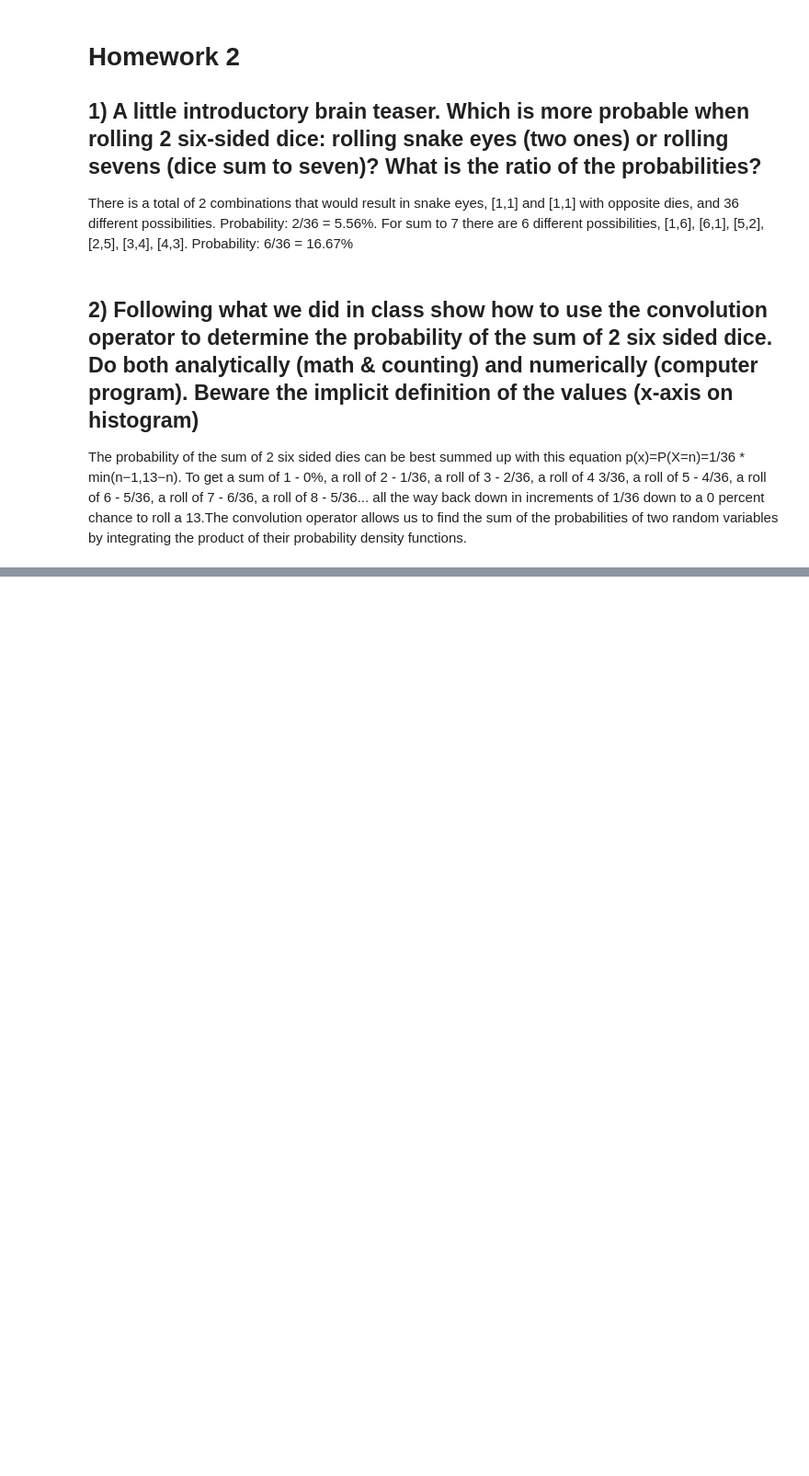
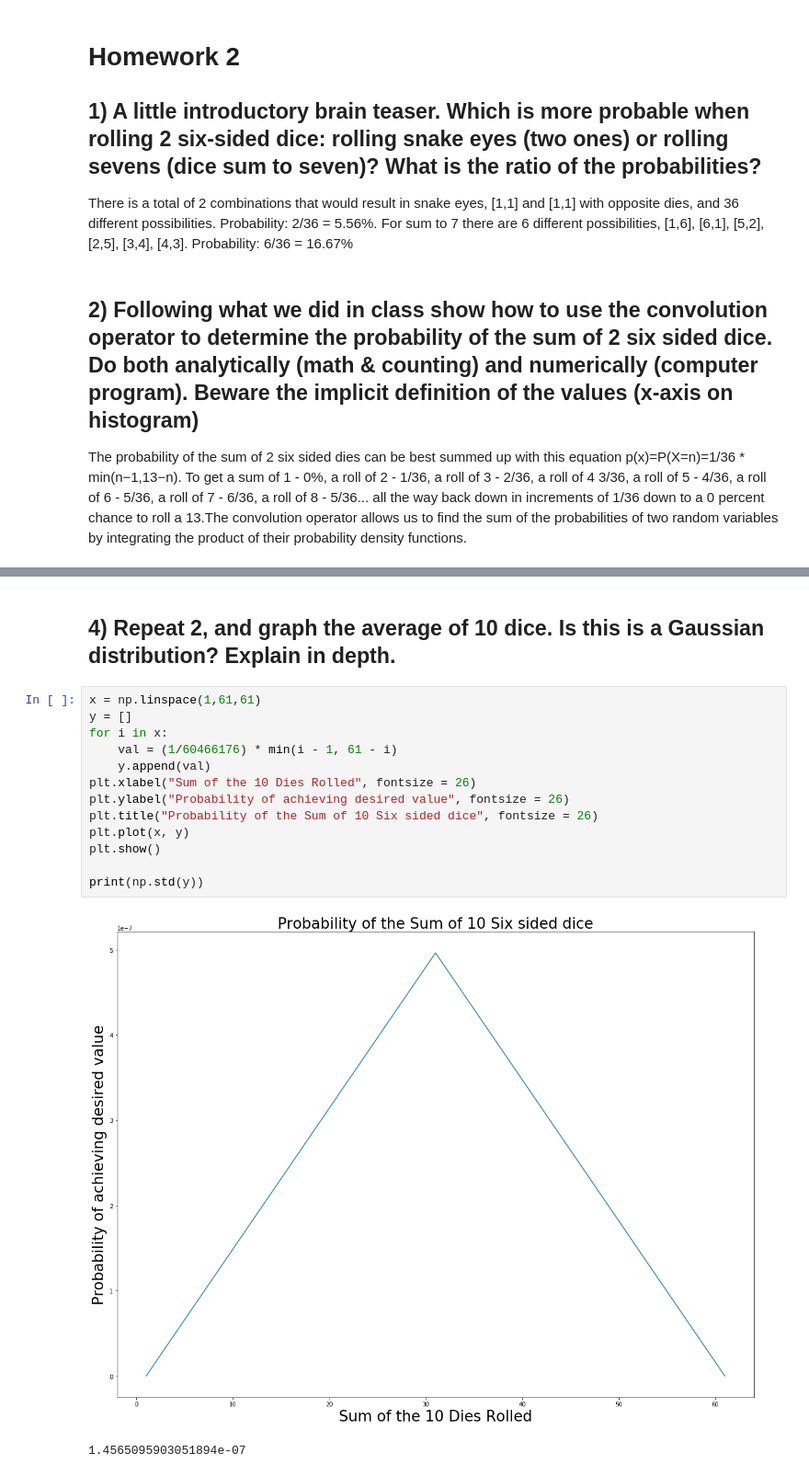
Before and after one commit to IgorBanin/Phys434, a Jupyter notebook: Phys434Labs/Homework/Homework 2.ipynb, the cells around one changed output, grey strips where cells are left out. Shown: that part at 92% size. Drawn from its saved outputs; the diff is of its cells as text; blank space fills up the shorter version.

```diff
--- a/Phys434Labs/Homework/Homework 2.ipynb
+++ b/Phys434Labs/Homework/Homework 2.ipynb
@@ -11,0 +51,18 @@ The probability of the sum of 2 six sided dies can be best summed up with this e
+# %% [markdown]
+## 4) Repeat 2, and graph the average of 10 dice. Is this is a Gaussian distribution? Explain in depth.
+# %%
+x = np.linspace(1,61,61)
+y = []
+for i in x:
+    val = (1/60466176) * min(i - 1, 61 - i)
+    y.append(val)
+plt.xlabel("Sum of the 10 Dies Rolled", fontsize = 26)
+plt.ylabel("Probability of achieving desired value", fontsize = 26)
+plt.title("Probability of the Sum of 10 Six sided dice", fontsize = 26)
+plt.plot(x, y)
+plt.show()
+
+print(np.std(y))
+# %% [output]
+[figure, added]
+1.4565095903051894e-07
```
Also changed, not shown: parts of 7 cells of this notebook, 1 other file.
